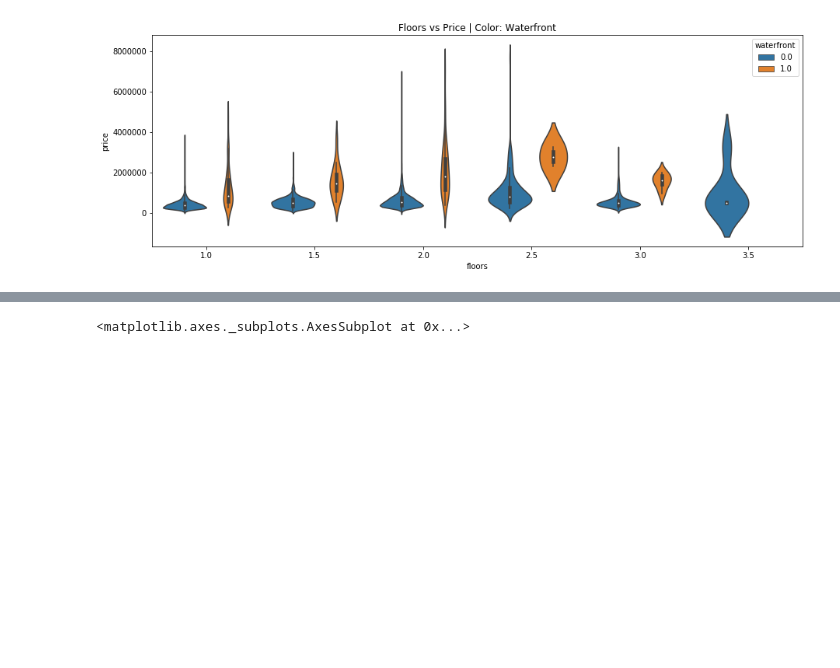
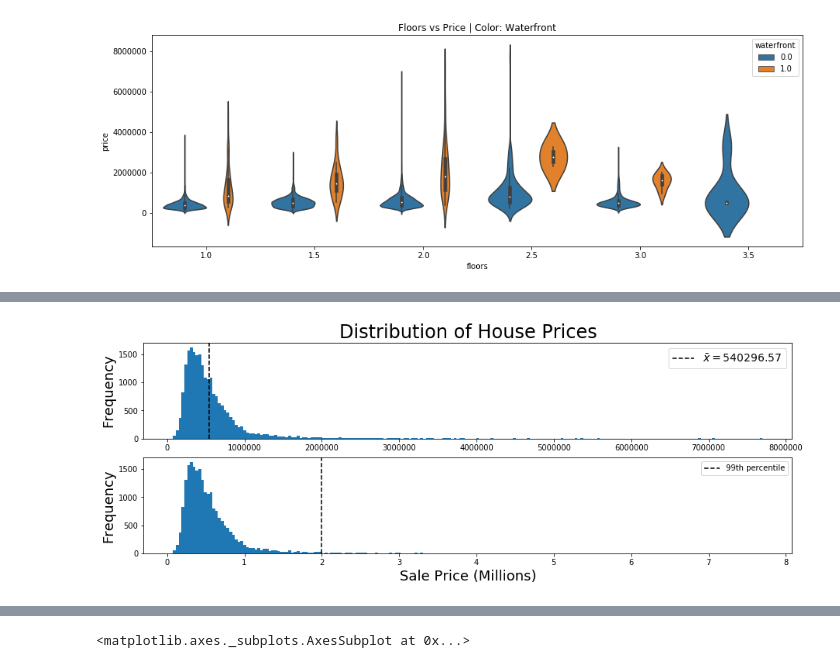
Before and after one commit to HeeebsInc/Predicting_House_Prices, a Jupyter notebook: EDA.ipynb, the cells around one changed output, grey strips where cells are left out. Drawn from its saved outputs; the diff is of its cells as text; code cells hidden in the pictures; blank space fills up the shorter version.

```diff
--- a/EDA.ipynb
+++ b/EDA.ipynb
@@ -83,0 +91,21 @@ violin_plot(df, 'floors', 'price', 'waterfront')
+# %%
+def house_price_distribution(df):
+    fig, ax = plt.subplots(2,1, figsize = (15,5))
+
+    df.price.plot(kind='hist', bins=210, ax = ax[0])
+    ax[0].set_ylabel('Frequency', size=18)
+    ax[0].set_title('Distribution of House Prices', size=24)
+    ax[0].axvline(df.price.mean(), 0, 1, color='black', linestyle='--')
+    ax[0].legend([r'$\bar{x}=$' + str(round(df.price.mean(), 2))], fontsize=14)
+    #ax[0].savefig('price-distribution-with-mean.png')
+
+
+    ax[1].hist(df.price/1000000, bins=210)
+    ax[1].set_xlabel('Sale Price (Millions)', size=18)
+    ax[1].set_ylabel('Frequency', size=18)
+    ax[1].axvline(2, 0, 1, color='black', linestyle='--')
+    ax[1].legend(['99th percentile'])
+    #ax[1].savefig('price-distribution-with-99p.png')
+house_price_distribution(df)
+# %% [output]
+[figure, added]
```
Also changed, not shown: parts of 5 cells of this notebook, 6 other files.
